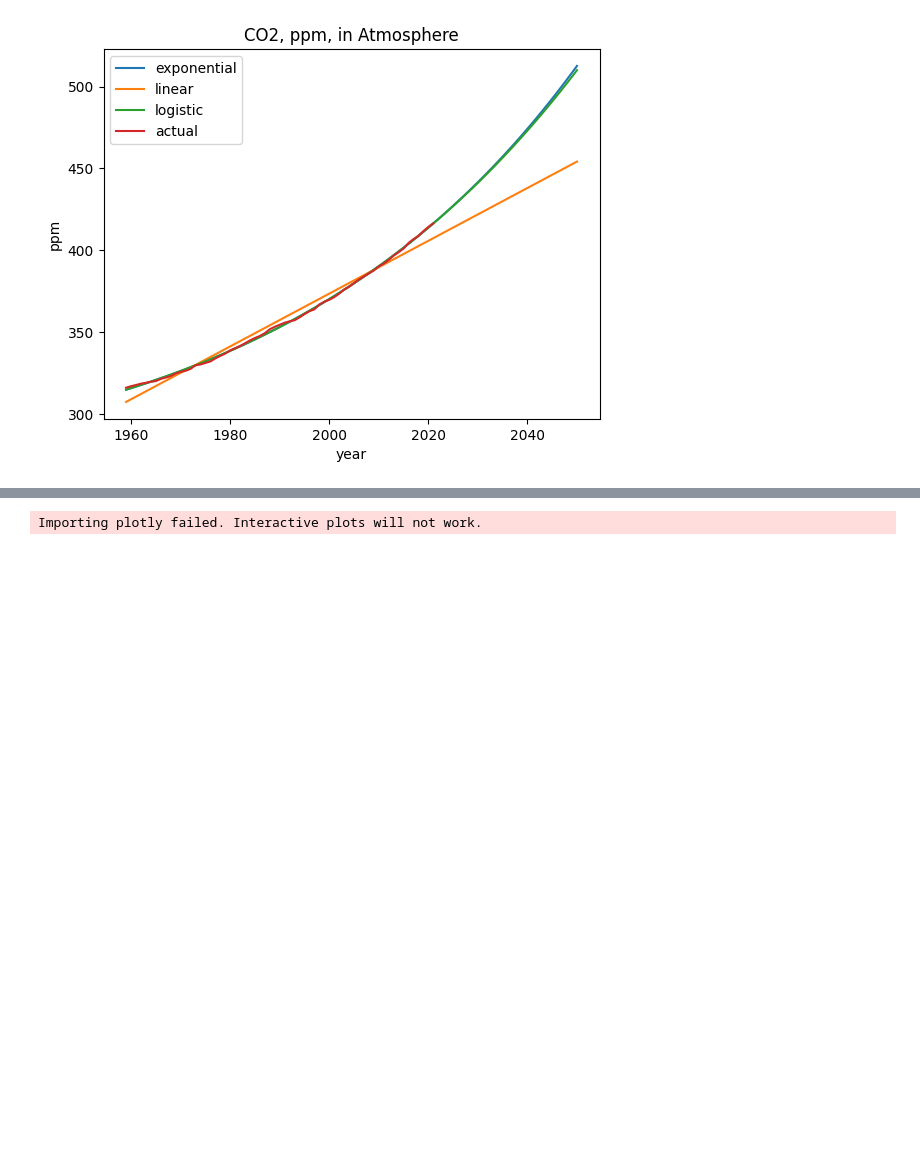
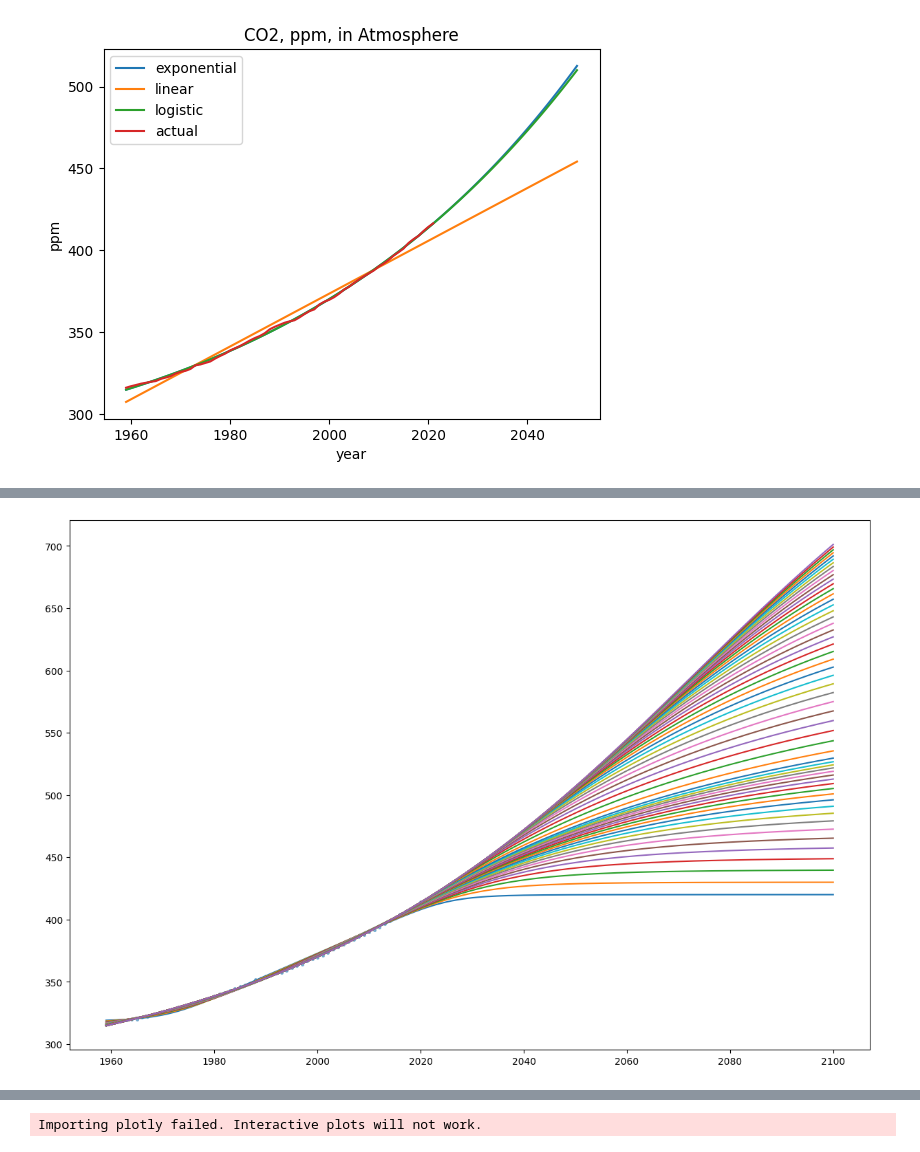
Before and after one commit to akioweh/The-HiMCM, a Jupyter notebook: py/main.ipynb, the cells around one changed output, grey strips where cells are left out. Cells and saved outputs as stored; diff of their text form; code cells hidden in the pictures; blank space fills up the shorter version.

```diff
--- a/py/main.ipynb
+++ b/py/main.ipynb
@@ -314,0 +322,8 @@ plt.show()
+# %%
+plt.figure(figsize=(15, 10))
+for lim_, pred in co2_predS_sigm.items():
+    plt.plot(PRED_YEARS_MORE, pred)
+plt.scatter(co2_df['year'], co2_df['y'], s=7, alpha=0.5)
+plt.show()
+# %% [output]
+[figure, added]
```
Also changed, not shown: parts of 35 cells of this notebook.
